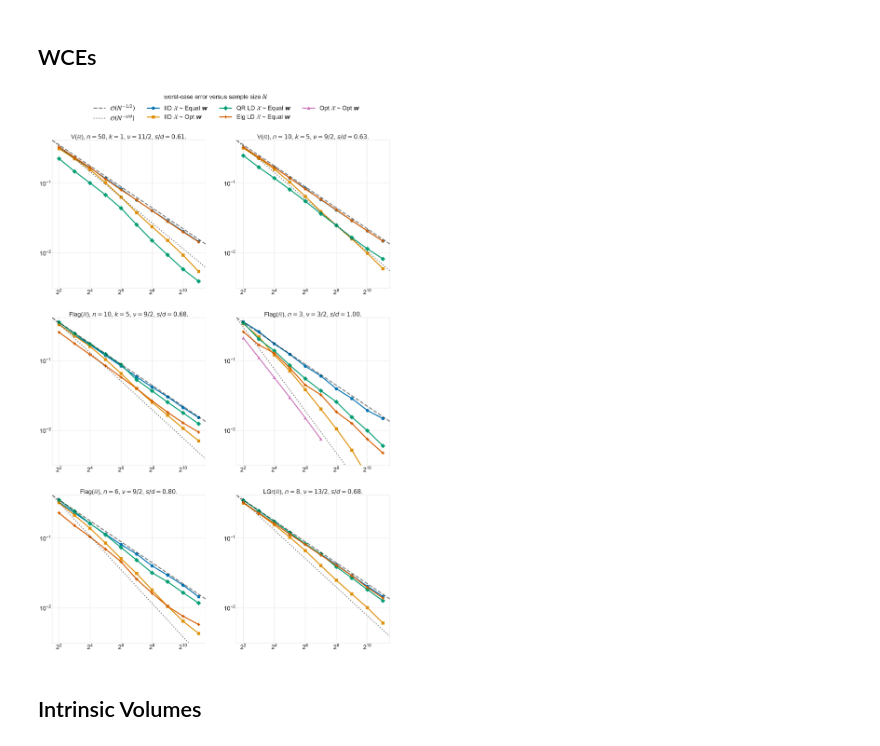
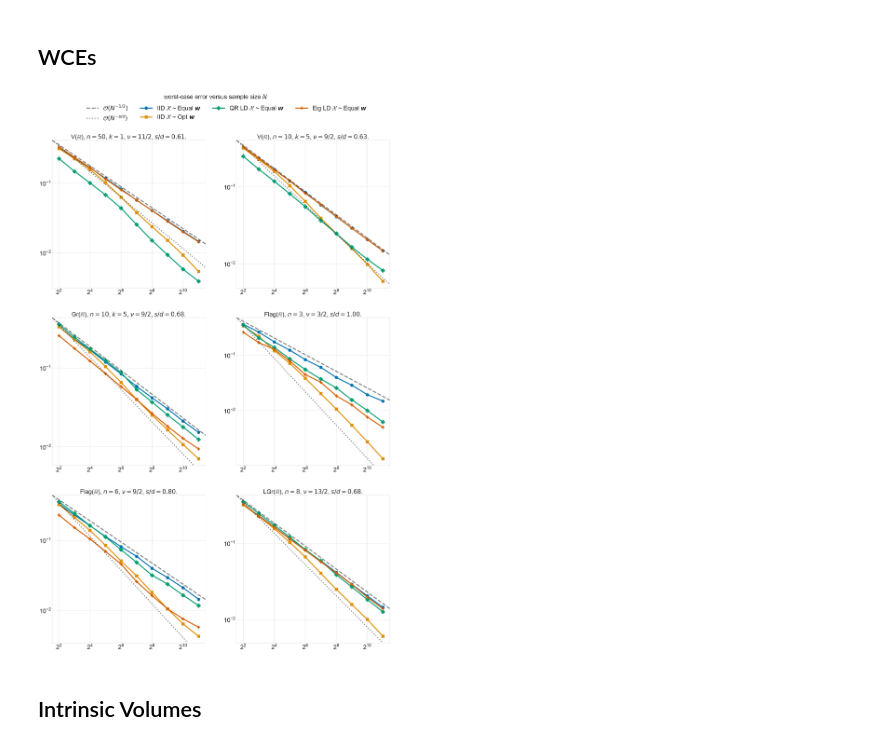
Before and after one commit to alegresor/rmatqmcpy, a Jupyter notebook: docs/examples/paper_plots.ipynb, the cells around one changed output. Saved outputs shown, nothing was run; the diff lists cells and outputs as text; code cells hidden in the pictures.

Commit message:
update figures

```diff
--- a/docs/examples/paper_plots.ipynb
+++ b/docs/examples/paper_plots.ipynb
@@ -44,7 +44,7 @@ PW = MPLP["PW"]
 nrows = 3
 ncols = 2
 assert len(datas)==(nrows*ncols)
-fig,ax = pyplot.subplots(nrows=nrows,ncols=ncols,figsize=(PW,PW/ncols*nrows),sharex=True,sharey=True)
+fig,ax = pyplot.subplots(nrows=nrows,ncols=ncols,figsize=(PW,PW/ncols*nrows),sharex=True,sharey=False)
 ax = np.atleast_1d(ax).reshape((nrows,ncols))
 for i in range(nrows*ncols):
     ir,ic = i//ncols,i%ncols
@@ -78,35 +78,35 @@ for i in range(nrows*ncols):
         manifold_name = "V"
     elif data["manifold_type"]=="flag":
         manifold_name = "Flag"
     elif data["manifold_type"]=="Gr":
-        manifold_name = "Flag"
+        manifold_name = "Gr"
     elif data["manifold_type"]=="LGr":
         manifold_name = "LGr"
     else: raise Exception("invalid data['manifold_type'] = %s"%data['manifold_type'])
     title = ""
     title += r"%s($\mathbb{%s}$)"%(manifold_name,data["field"])
     title += r", $n=%d$"%data["n"]
     if data["manifold_type"] in ["Stiefel","Gr"]:
         title += r", $k=%d$"%data["k"]
     title += r", %s"%data["nu_str"]
     if False:
         title += r", $s = %s$"%s_str
         title += r", $d=%d$"%d
     title += r", $s/d = %.2f$"%(s/d)
     title += "."
     ax[ir,ic].set_title(title)
     # ax[ir,ic].set_xlabel(r"$N$")
     # ax[ir,0].set_ylabel("worst-case error")
 handles,labels = ax[keyidx//ncols,keyidx%ncols].get_legend_handles_labels()
 fig.legend(
     [handles[-2],handles[-1]]+[handles[i] for i in range(len(handles)-2)],
     [labels[-2],labels[-1]]+[labels[i] for i in range(len(labels)-2)],
     frameon=False,ncols=4,loc="lower center",bbox_to_anchor=(.525,.9))
 fig.suptitle(r"worst-case error versus sample size $N$",y=.95,fontsize=MPLP["FS"])
 # fig.tight_layout()
 fig.savefig("./out/paper.fig.WCE.pdf",bbox_inches="tight",transparent=True)
 # %% [output]
-[figure, old version]
+[figure, new version]
 # %% [markdown]
 ## Intrinsic Volumes
 # %%
```
Also changed, not shown: parts of 1 cell of this notebook, 2 other files.
